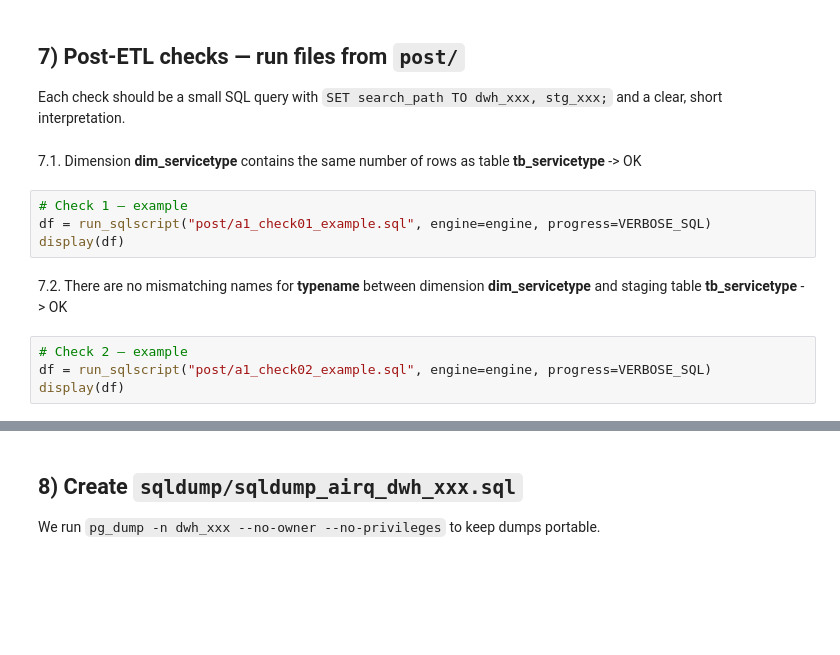
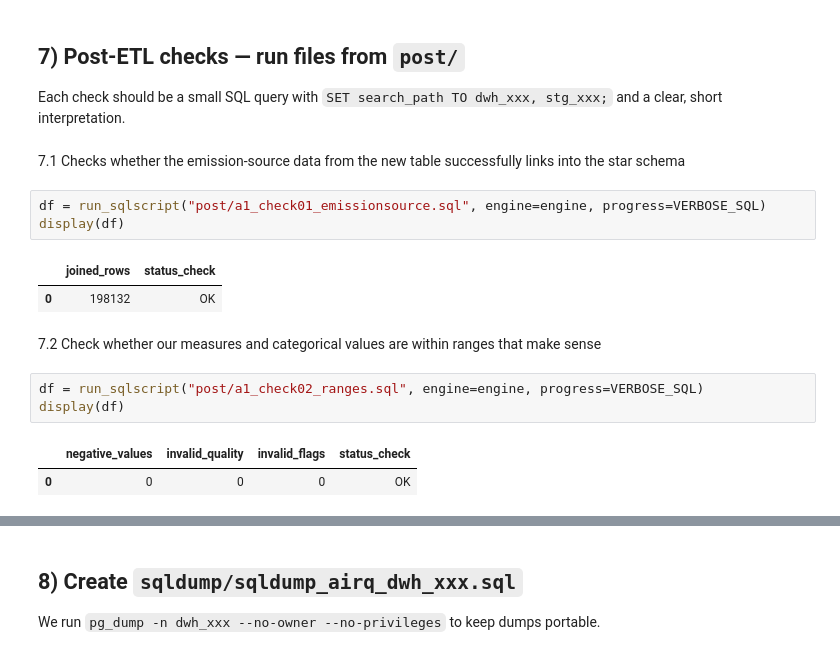
Before and after one commit to timg4/BusinessIntelligence, a Jupyter notebook: AirQ_Part1_061.ipynb, the cells around one changed output, grey strips where cells are left out. Drawn from its saved outputs; the diff is of its cells as text; blank space fills up the shorter version.

```diff
--- a/AirQ_Part1_061.ipynb
+++ b/AirQ_Part1_061.ipynb
@@ -346,14 +346,18 @@ else:
 
 Each check should be a small SQL query with `SET search_path TO dwh_xxx, stg_xxx;` and a clear, short interpretation.
 # %% [markdown]
-7.1. Dimension **dim_servicetype** contains the same number of rows as table **tb_servicetype** -> OK
+7.1 Checks whether the emission-source data from the new table successfully links into the star schema
 # %%
-# Check 1 — example
-df = run_sqlscript("post/a1_check01_example.sql", engine=engine, progress=VERBOSE_SQL)
+df = run_sqlscript("post/a1_check01_emissionsource.sql", engine=engine, progress=VERBOSE_SQL)
 display(df)
+# %% [output]
+|  | joined_rows | status_check |
+| 0 | 198132 | OK |
-# %% [markdown]
-7.2. There are no mismatching names for **typename** between dimension **dim_servicetype** and staging table **tb_servicetype** -> OK
+# %% [markdown]
+7.2 Check whether our measures and categorical values are within ranges that make sense
 # %%
-# Check 2 — example
-df = run_sqlscript("post/a1_check02_example.sql", engine=engine, progress=VERBOSE_SQL)
+df = run_sqlscript("post/a1_check02_ranges.sql", engine=engine, progress=VERBOSE_SQL)
 display(df)
+# %% [output]
+|  | negative_values | invalid_quality | invalid_flags | status_check |
+| 0 | 0 | 0 | 0 | OK |
```
Also changed, not shown: parts of 9 cells of this notebook, 1 other file.
